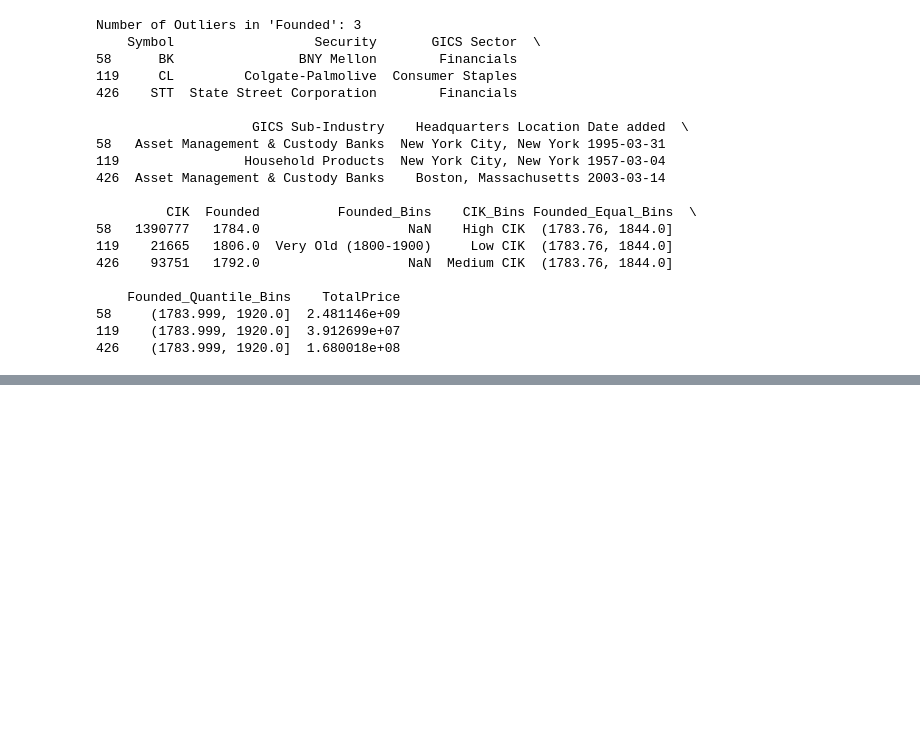
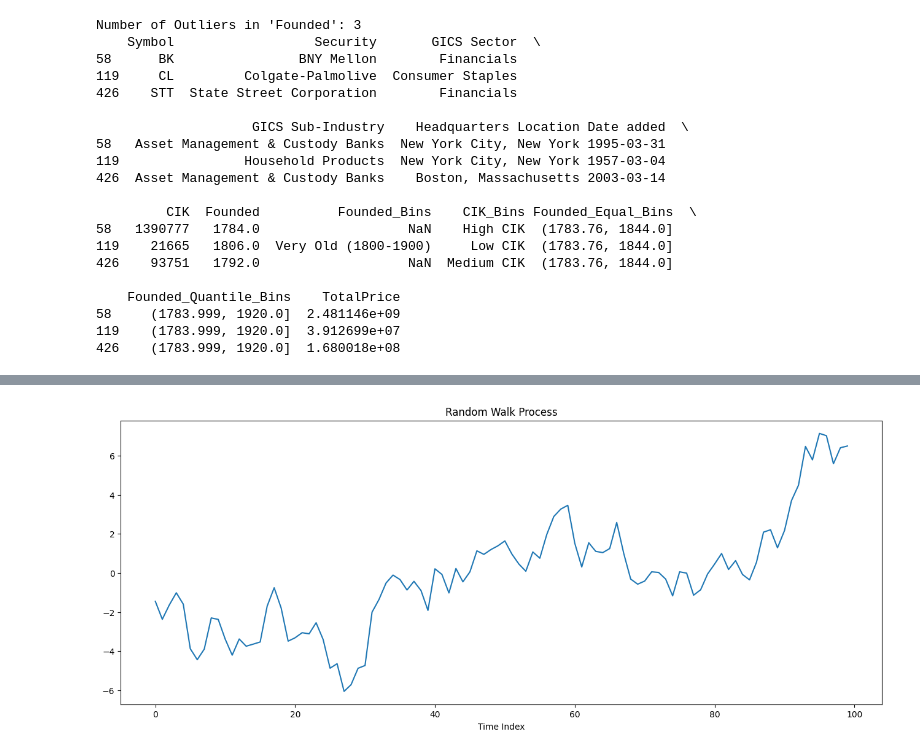
Before and after one commit to Teja220/EDA, a Jupyter notebook: 21BDS0277.ipynb, the cells around one changed output, grey strips where cells are left out. Saved outputs shown, nothing was run; the diff lists cells and outputs as text; code cells hidden in the pictures; blank space fills up the shorter version.

```diff
--- a/21BDS0277.ipynb
+++ b/21BDS0277.ipynb
@@ -333,0 +862,4 @@ Number of Outliers in 'Founded': 3
+# %%
+# Performing a cumulative sum to simulate a random walk
+random_walk = np.cumsum(time_series_data)
+print("\nRandom Walk Data:\n", random_walk)
@@ -333,0 +885,9 @@ Number of Outliers in 'Founded': 3
+# %%
+# Plotting the random walk
+plt.figure(figsize=(16, 6))
+g = sns.lineplot(data=random_walk)
+g.set_title('Random Walk Process')
+g.set_xlabel('Time Index')
+plt.show()
+# %% [output]
+[figure, added]
```
Also changed, not shown: parts of 46 cells of this notebook.
